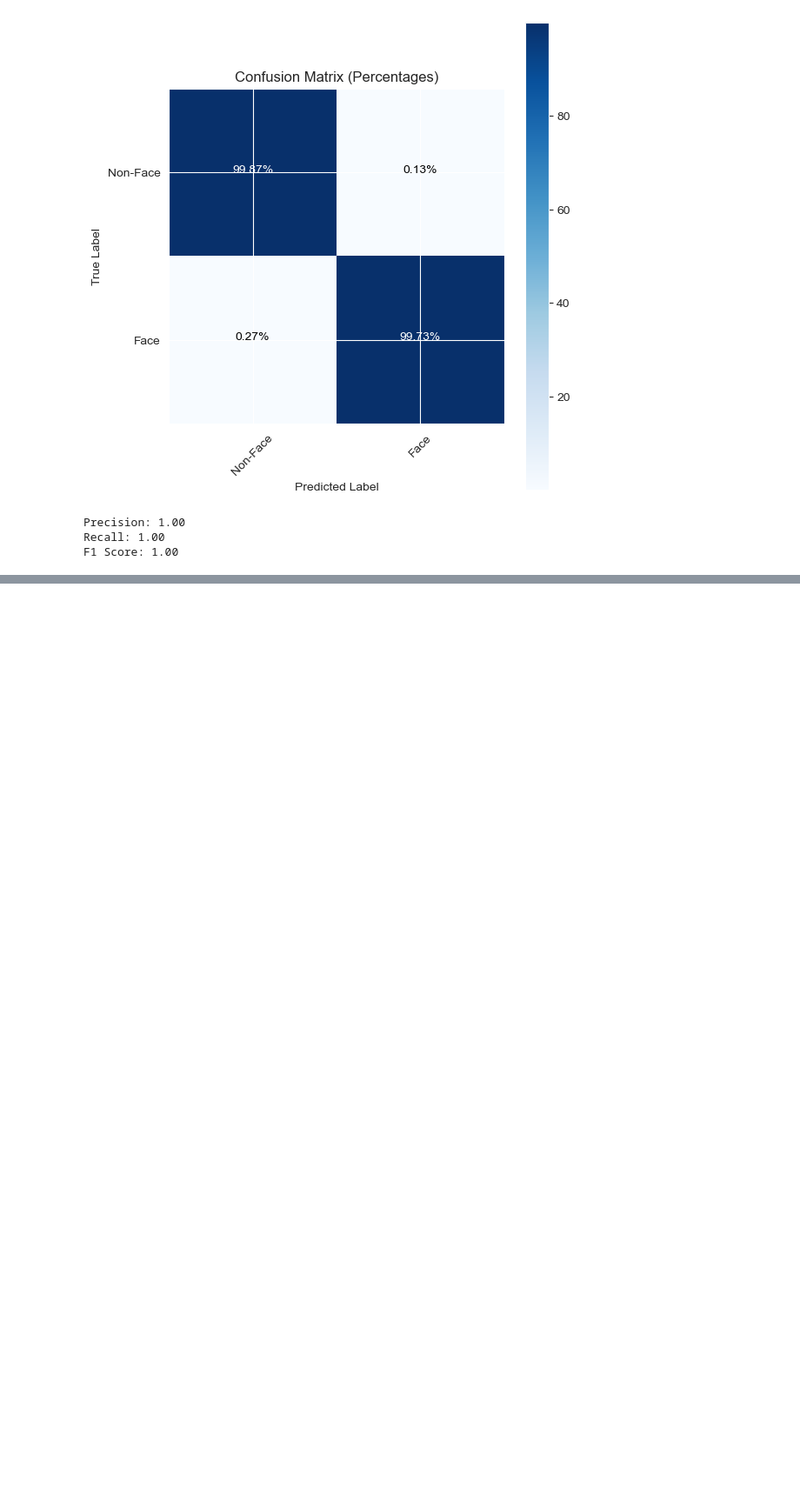
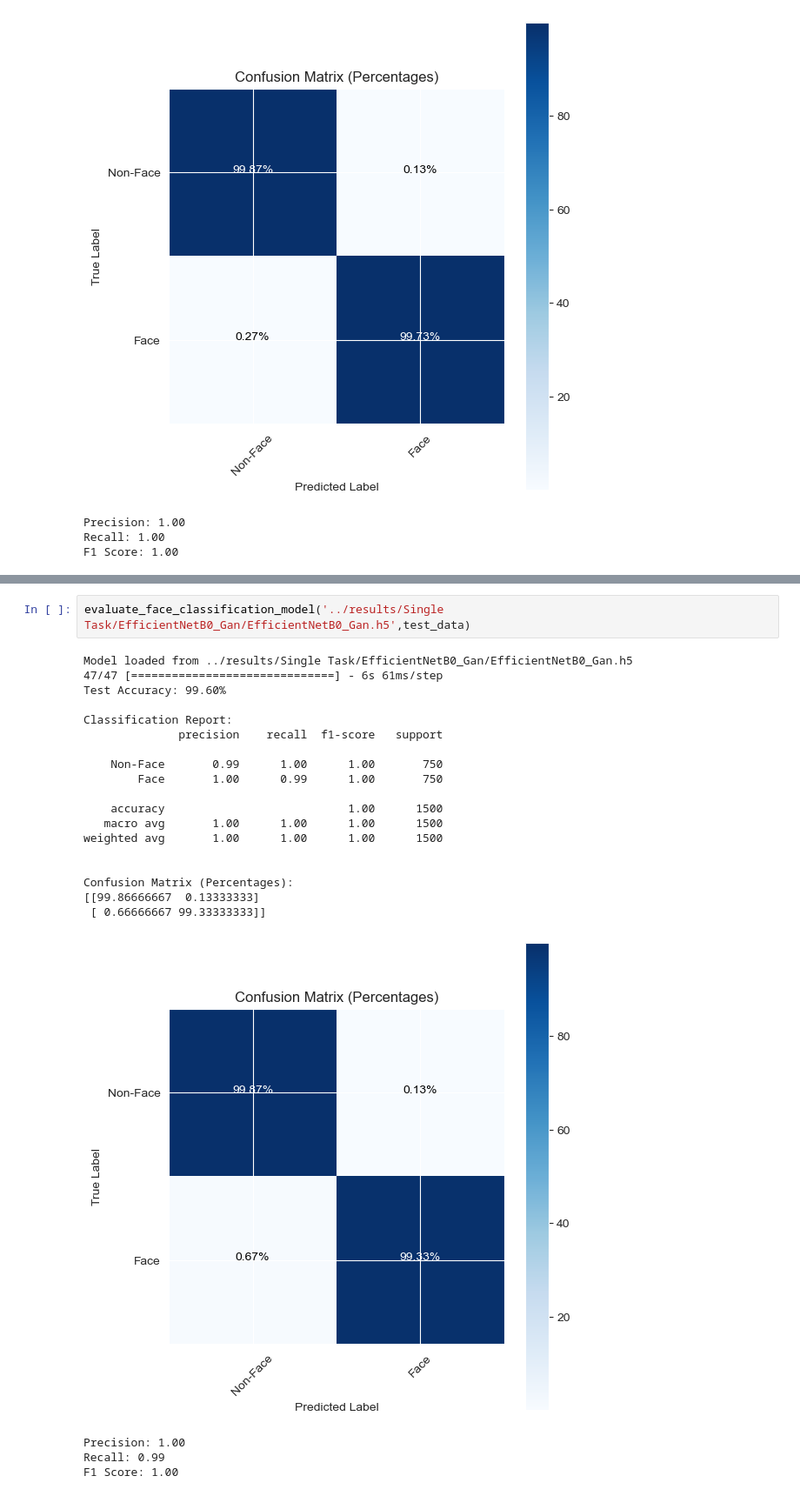
Before and after one commit to YassineRibouh/FaceRecognition, a Jupyter notebook: src/evaluation/evaluate.ipynb, the cells around one changed output, grey strips where cells are left out. Shown at 87% size. Cells and saved outputs as stored; diff of their text form; blank space fills up the shorter version.

```diff
--- a/src/evaluation/evaluate.ipynb
+++ b/src/evaluation/evaluate.ipynb
@@ -845,0 +238,25 @@ weighted avg       0.74      0.74      0.74      1544
+# %%
+evaluate_face_classification_model('../results/Single Task/EfficientNetB0_Gan/EfficientNetB0_Gan.h5',test_data)
+# %% [output]
+Model loaded from ../results/Single Task/EfficientNetB0_Gan/EfficientNetB0_Gan.h5
+47/47 [==============================] - 6s 61ms/step
+Test Accuracy: 99.60%
+
+Classification Report:
+              precision    recall  f1-score   support
+
+    Non-Face       0.99      1.00      1.00       750
+        Face       1.00      0.99      1.00       750
+
+    accuracy                           1.00      1500
+   macro avg       1.00      1.00      1.00      1500
+weighted avg       1.00      1.00      1.00      1500
+
+
+Confusion Matrix (Percentages):
+[[99.86666667  0.13333333]
+ [ 0.66666667 99.33333333]]
+[figure, added]
+Precision: 1.00
+Recall: 0.99
+F1 Score: 1.00
```
Also changed, not shown: parts of 23 cells of this notebook, 18 other files.
